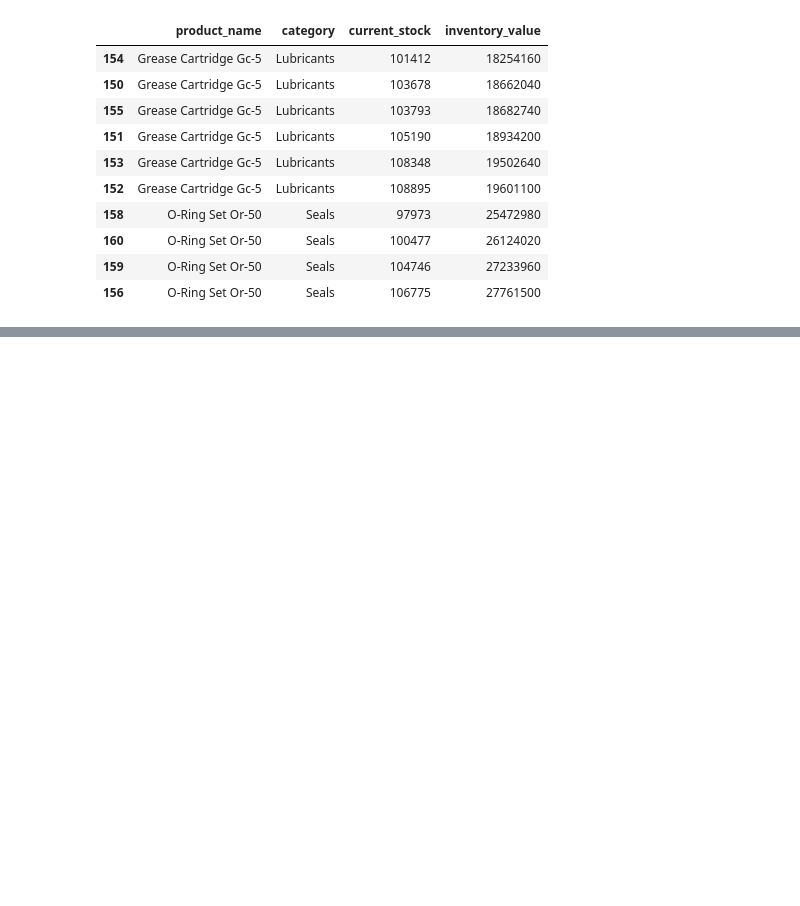
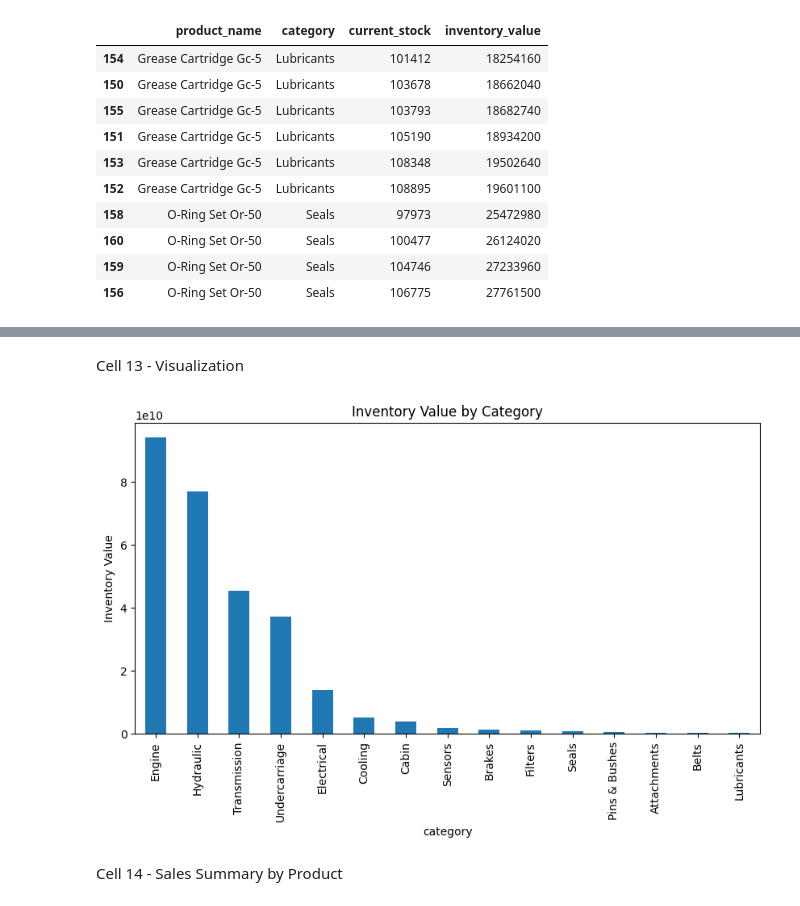
Before and after one commit to Riya-1923/Heavy-Supplier-Warehouse-Analytics, a Jupyter notebook: notebooks/Week3_Product_Inventory_Analysis.ipynb, the cells around one changed output, grey strips where cells are left out. Drawn from its saved outputs; the diff is of its cells as text; code cells hidden in the pictures; blank space fills up the shorter version.

Commit message:
Week 3: Product and inventory analysis

```diff
--- a/notebooks/Week3_Product_Inventory_Analysis.ipynb
+++ b/notebooks/Week3_Product_Inventory_Analysis.ipynb
@@ -185,0 +205,6 @@ bottom_inventory[[
+# %%
+category_inventory = inventory_product.groupby(
+    "category"
+)["inventory_value"].sum().sort_values(ascending=False)
+
+category_inventory
@@ -185,0 +229,16 @@ bottom_inventory[[
+# %% [markdown]
+Cell 13 - Visualization
+# %%
+plt.figure(figsize=(10,5))
+
+category_inventory.plot(kind="bar")
+
+plt.title("Inventory Value by Category")
+
+plt.ylabel("Inventory Value")
+
+plt.show()
+# %% [output]
+[figure, added]
+# %% [markdown]
+Cell 14 - Sales Summary by Product
```
Also changed, not shown: parts of 17 cells of this notebook.
